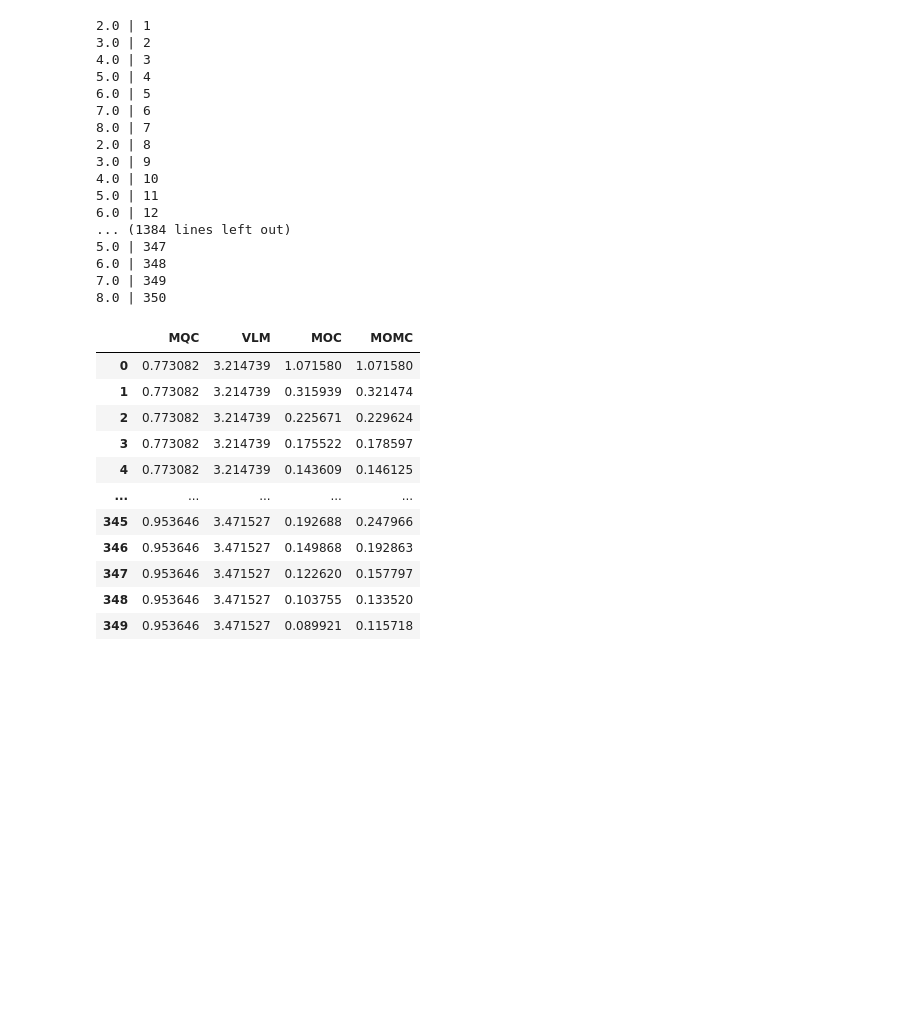
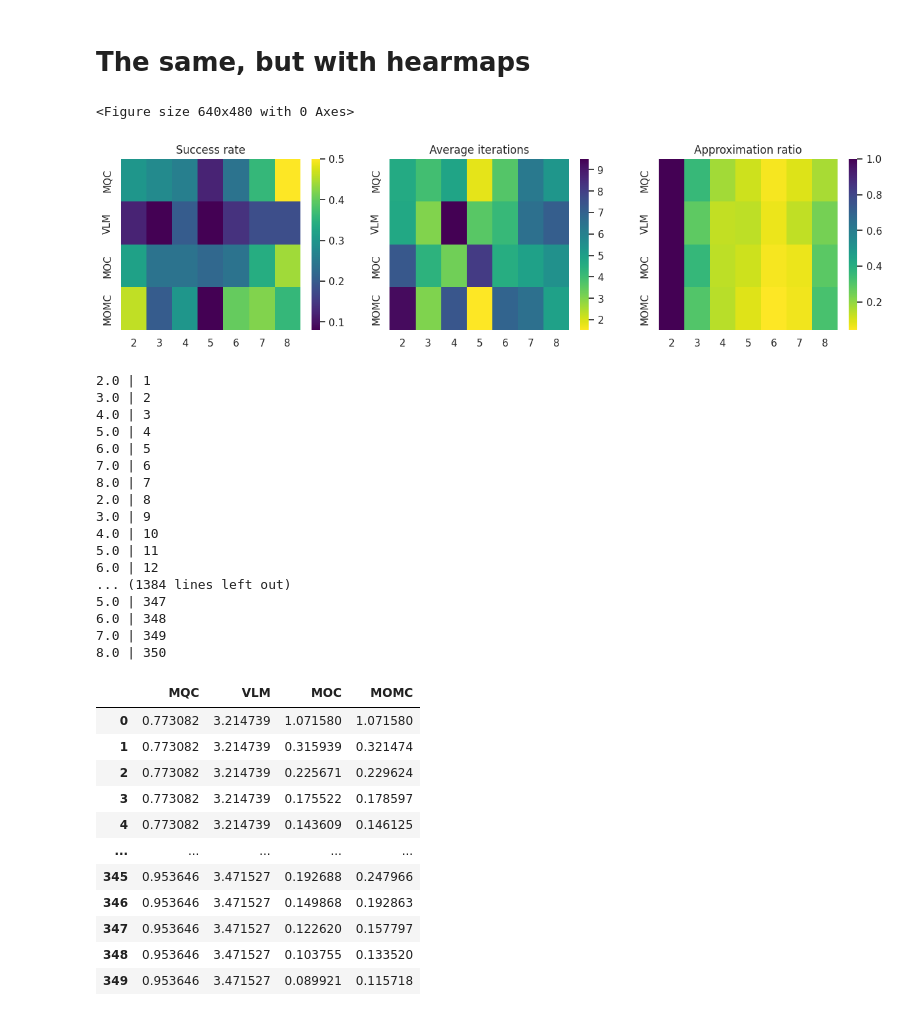
Before and after one commit to boz0nchik/QAOA, a Jupyter notebook: penalty_analyze.ipynb, the cells around one changed output. Saved outputs shown, nothing was run; the diff lists cells and outputs as text; code cells hidden in the pictures; blank space fills up the shorter version.

```diff
--- a/penalty_analyze.ipynb
+++ b/penalty_analyze.ipynb
@@ -158,2 +155,31 @@ ypos : [2 3 4 5 6 7 8 2 3 4 5 6 7 8 2 3 4 5 6 7 8 2 3 4 5 6 7 8]
+# %% [markdown]
+# The same, but with hearmaps
+# %%
+
+plt.clf()
+fig = plt.figure(figsize=(15, 3.4))
+suc_ax = fig.add_subplot(131)
+iter_ax = fig.add_subplot(132)
+approx_ax = fig.add_subplot(133)
+
+
+data = pd.DataFrame(data = success_rates, index = Config['penalty_list'], columns = Config['budgets'])
+sns.heatmap(data, cmap = 'viridis', ax = suc_ax)
+suc_ax.set_title('Success rate')
+
+data = pd.DataFrame(data = average_iterations, index = Config['penalty_list'], columns = Config['budgets'])
+sns.heatmap(data, cmap = 'viridis_r', ax = iter_ax)
+iter_ax.set_title('Average iterations')
+
+data = pd.DataFrame(data = approximations, index = Config['penalty_list'], columns = Config['budgets'])
+sns.heatmap(data, cmap = 'viridis_r', ax = approx_ax, vmax = 1)
+approx_ax.set_title('Approximation ratio')
+
+
+
+plt.show()
+# %% [output]
+<Figure size 640x480 with 0 Axes>
+[figure, added]
 # %%
 ampl_data = []
```
Also changed, not shown: parts of 5 cells of this notebook, 3 other files.
